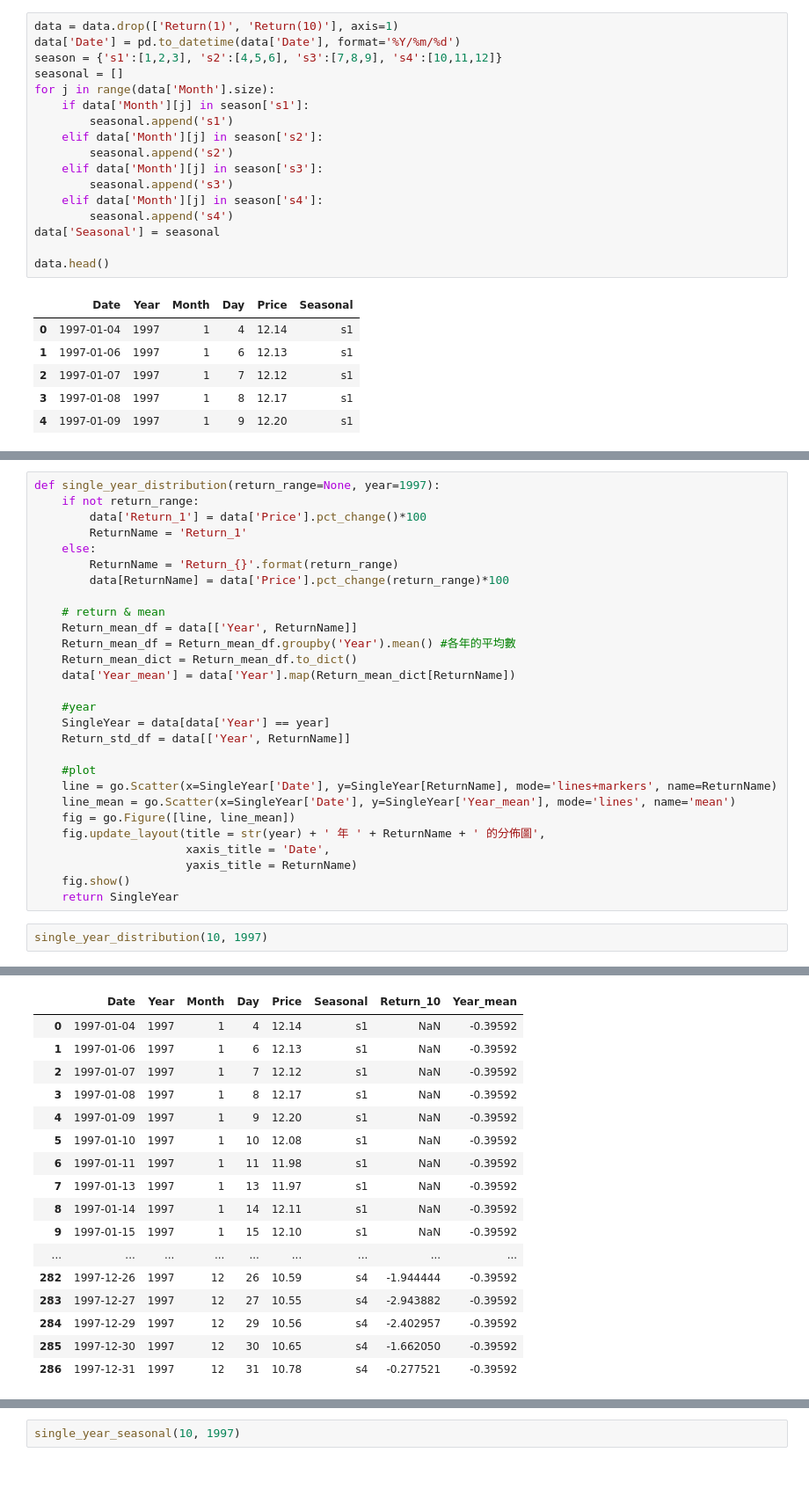
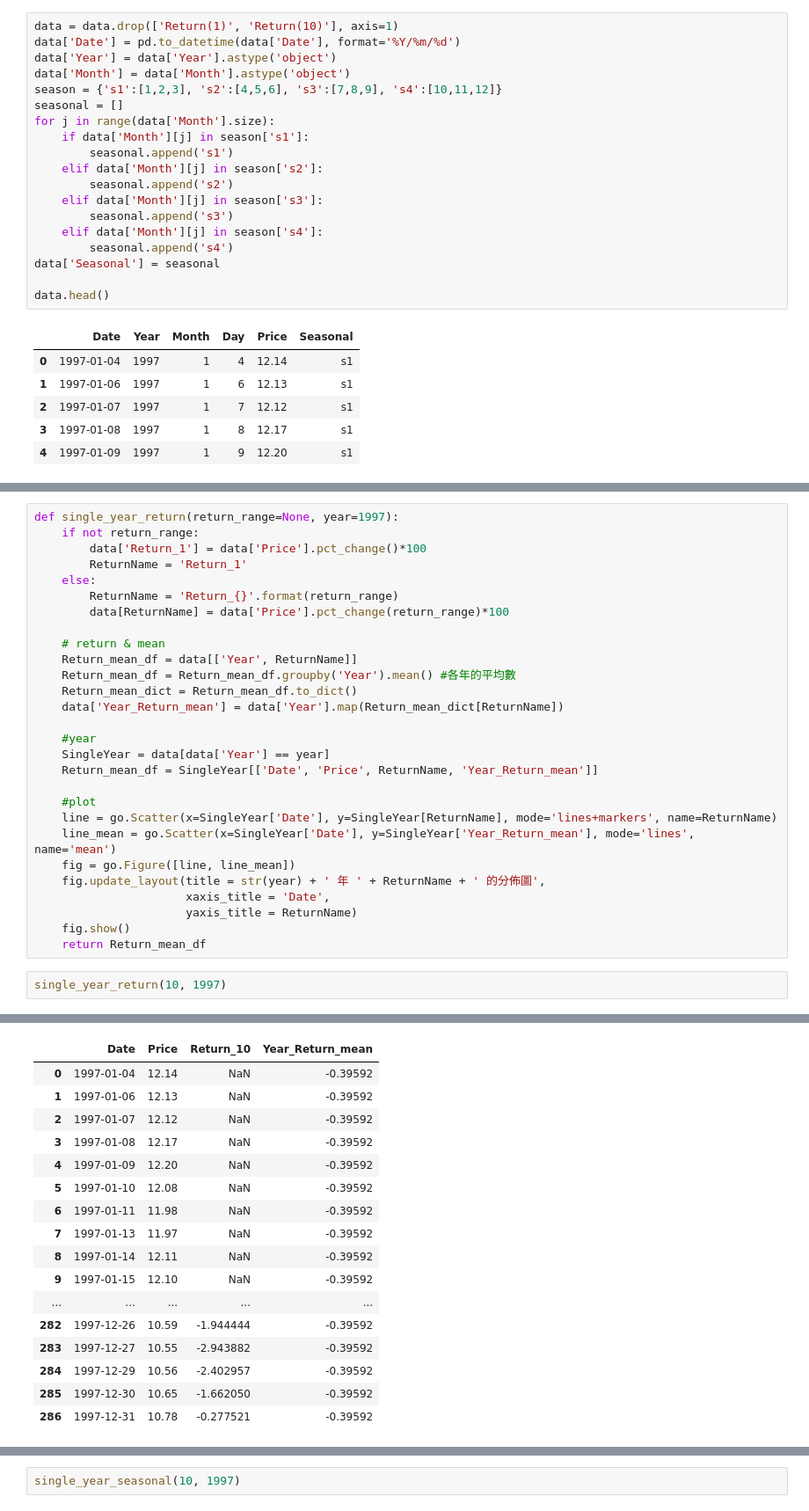
Before and after one commit to feather07170132/NOMURA_PROJECT, a Jupyter notebook: Analysis/Statistics_of_Quantify/Statistics_Analysis_Nomura_Global.ipynb, the cells around one changed output, grey strips where cells are left out. Shown at 88% size. Saved outputs shown, nothing was run; the diff lists cells and outputs as text; blank space fills up the shorter version.

```diff
--- a/Analysis/Statistics_of_Quantify/Statistics_Analysis_Nomura_Global.ipynb
+++ b/Analysis/Statistics_of_Quantify/Statistics_Analysis_Nomura_Global.ipynb
@@ -19,6 +20,8 @@ data = pd.read_csv('https://github.com/vanikk06/NOMURA_PROJECT/raw/master/Analys
 # %%
 data = data.drop(['Return(1)', 'Return(10)'], axis=1)
 data['Date'] = pd.to_datetime(data['Date'], format='%Y/%m/%d')
+data['Year'] = data['Year'].astype('object')
+data['Month'] = data['Month'].astype('object')
 season = {'s1':[1,2,3], 's2':[4,5,6], 's3':[7,8,9], 's4':[10,11,12]}
 seasonal = []
 for j in range(data['Month'].size):
@@ -45,5 +51,5 @@ data.head()
 # %%
-def single_year_distribution(return_range=None, year=1997):
+def single_year_return(return_range=None, year=1997):
     if not return_range:
         data['Return_1'] = data['Price'].pct_change()*100
         ReturnName = 'Return_1'
@@ -55,40 +61,40 @@ def single_year_distribution(return_range=None, year=1997):
     Return_mean_df = data[['Year', ReturnName]]
     Return_mean_df = Return_mean_df.groupby('Year').mean() #各年的平均數
     Return_mean_dict = Return_mean_df.to_dict()
-    data['Year_mean'] = data['Year'].map(Return_mean_dict[ReturnName])
+    data['Year_Return_mean'] = data['Year'].map(Return_mean_dict[ReturnName])
 
     #year
     SingleYear = data[data['Year'] == year]
-    Return_std_df = data[['Year', ReturnName]]
+    Return_mean_df = SingleYear[['Date', 'Price', ReturnName, 'Year_Return_mean']]
 
     #plot
     line = go.Scatter(x=SingleYear['Date'], y=SingleYear[ReturnName], mode='lines+markers', name=ReturnName)
-    line_mean = go.Scatter(x=SingleYear['Date'], y=SingleYear['Year_mean'], mode='lines', name='mean')
+    line_mean = go.Scatter(x=SingleYear['Date'], y=SingleYear['Year_Return_mean'], mode='lines', name='mean')
     fig = go.Figure([line, line_mean])
     fig.update_layout(title = str(year) + ' 年 ' + ReturnName + ' 的分佈圖',
                       xaxis_title = 'Date',
                       yaxis_title = ReturnName)
     fig.show()
-    return SingleYear
+    return Return_mean_df
 # %%
-single_year_distribution(10, 1997)
+single_year_return(10, 1997)
 # %% [output]
 [interactive output not drawn]
 [interactive output not drawn]
-|  | Date | Year | Month | Day | Price | Seasonal | Return_10 | Year_mean |
-| 0 | 1997-01-04 | 1997 | 1 | 4 | 12.14 | s1 | NaN | -0.39592 |
-| 1 | 1997-01-06 | 1997 | 1 | 6 | 12.13 | s1 | NaN | -0.39592 |
-| 2 | 1997-01-07 | 1997 | 1 | 7 | 12.12 | s1 | NaN | -0.39592 |
-| 3 | 1997-01-08 | 1997 | 1 | 8 | 12.17 | s1 | NaN | -0.39592 |
-| 4 | 1997-01-09 | 1997 | 1 | 9 | 12.20 | s1 | NaN | -0.39592 |
-| 5 | 1997-01-10 | 1997 | 1 | 10 | 12.08 | s1 | NaN | -0.39592 |
-| 6 | 1997-01-11 | 1997 | 1 | 11 | 11.98 | s1 | NaN | -0.39592 |
-| 7 | 1997-01-13 | 1997 | 1 | 13 | 11.97 | s1 | NaN | -0.39592 |
-| 8 | 1997-01-14 | 1997 | 1 | 14 | 12.11 | s1 | NaN | -0.39592 |
-| 9 | 1997-01-15 | 1997 | 1 | 15 | 12.10 | s1 | NaN | -0.39592 |
-| ... | ... | ... | ... | ... | ... | ... | ... | ... |
-| 282 | 1997-12-26 | 1997 | 12 | 26 | 10.59 | s4 | -1.944444 | -0.39592 |
-| 283 | 1997-12-27 | 1997 | 12 | 27 | 10.55 | s4 | -2.943882 | -0.39592 |
-| 284 | 1997-12-29 | 1997 | 12 | 29 | 10.56 | s4 | -2.402957 | -0.39592 |
-| 285 | 1997-12-30 | 1997 | 12 | 30 | 10.65 | s4 | -1.662050 | -0.39592 |
-| 286 | 1997-12-31 | 1997 | 12 | 31 | 10.78 | s4 | -0.277521 | -0.39592 |
+|  | Date | Price | Return_10 | Year_Return_mean |
+| 0 | 1997-01-04 | 12.14 | NaN | -0.39592 |
+| 1 | 1997-01-06 | 12.13 | NaN | -0.39592 |
+| 2 | 1997-01-07 | 12.12 | NaN | -0.39592 |
+| 3 | 1997-01-08 | 12.17 | NaN | -0.39592 |
+| 4 | 1997-01-09 | 12.20 | NaN | -0.39592 |
+| 5 | 1997-01-10 | 12.08 | NaN | -0.39592 |
+| 6 | 1997-01-11 | 11.98 | NaN | -0.39592 |
+| 7 | 1997-01-13 | 11.97 | NaN | -0.39592 |
+| 8 | 1997-01-14 | 12.11 | NaN | -0.39592 |
+| 9 | 1997-01-15 | 12.10 | NaN | -0.39592 |
+| ... | ... | ... | ... | ... |
+| 282 | 1997-12-26 | 10.59 | -1.944444 | -0.39592 |
+| 283 | 1997-12-27 | 10.55 | -2.943882 | -0.39592 |
+| 284 | 1997-12-29 | 10.56 | -2.402957 | -0.39592 |
+| 285 | 1997-12-30 | 10.65 | -1.662050 | -0.39592 |
+| 286 | 1997-12-31 | 10.78 | -0.277521 | -0.39592 |
```
Also changed, not shown: parts of 14 cells of this notebook.
